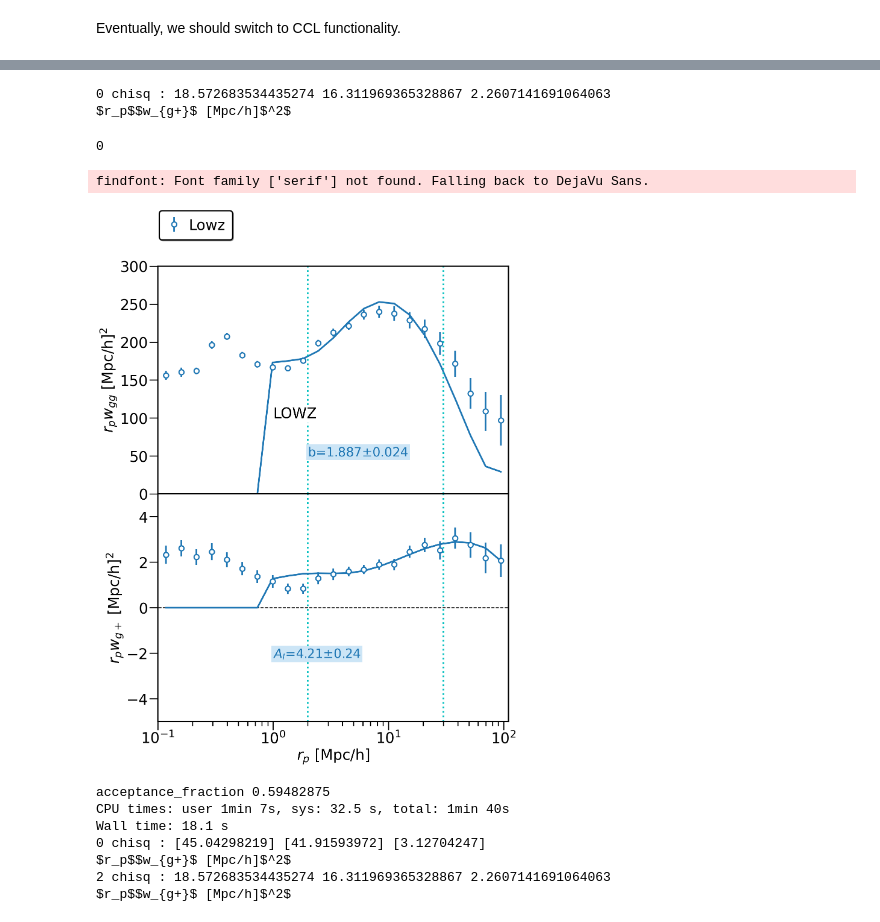
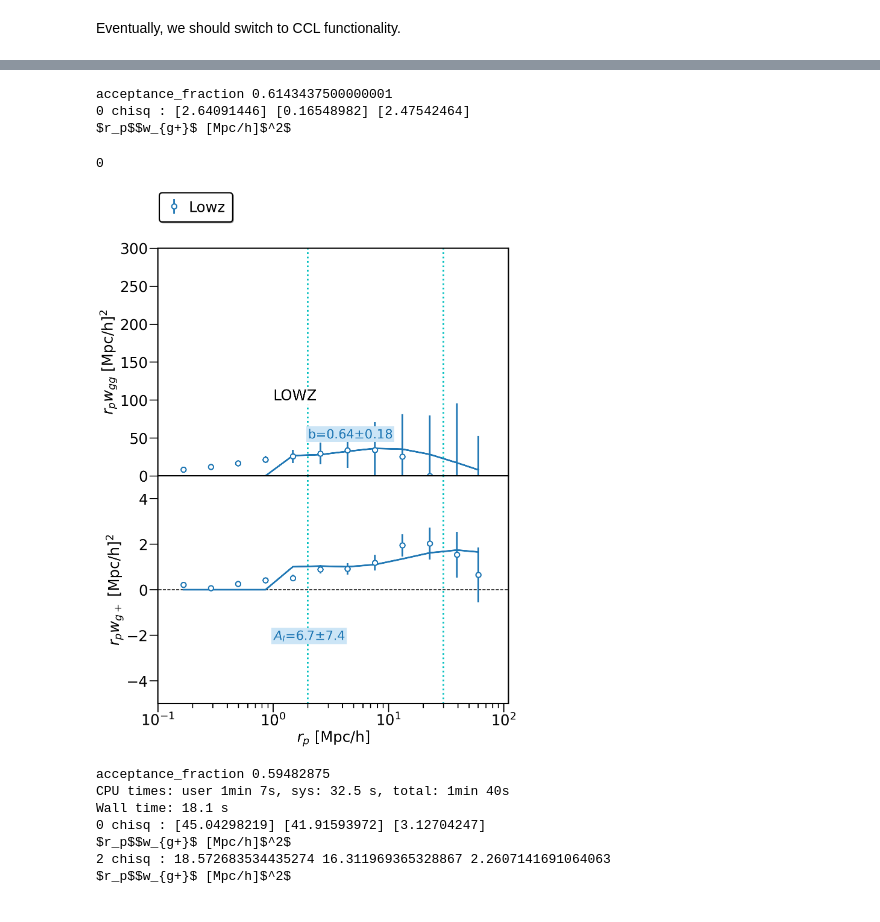
Before and after one commit to sukhdeep2/Public-code, a Jupyter notebook: Hankel_transform/IA models-sims.ipynb, the cells around one changed output, grey strips where cells are left out. Saved outputs shown, nothing was run; the diff lists cells and outputs as text; code cells hidden in the pictures.

```diff
--- a/Hankel_transform/IA models-sims.ipynb
+++ b/Hankel_transform/IA models-sims.ipynb
@@ -135,10 +135,10 @@ def dat_cut(dat={},rp_max=65,rp_min=5,njk=100,diag_cov=False):
 # %%
 def dat_read_nojk(dataset='',home='',**kwargs,):
     dat={'data':np.genfromtxt(home+dataset+'.dat',names=True)}
-    dat['data'].dtype.names='1bin_value','4W','5W_err','6e','7e_err','10e','11e_err'
+    dat['data'].dtype.names='1bin_value','6e','7e_err','4W','5W_err'
     dat['data0']=dat['data']
-    dat['cov_gg']=np.genfromtxt(home+dataset+'_wgg.cov')
-    dat['cov_gm']=np.genfromtxt(home+dataset+'_wgp.cov')
+    dat['cov_gg']=np.genfromtxt(home+dataset+'_wgg_ana.cov')
+    dat['cov_gm']=np.genfromtxt(home+dataset+'_wgp_ana.cov')
     return dat
 
 def dat_cut2(dat={},rp_max=65,rp_min=5,njk=100,diag_cov=False):
@@ -426,9 +426,10 @@ def mcmc_dat(dat=None,read_jk=True,home='',dataset='',corr='ia',z=np.atleast_1d(
     pos = [p0 + np.random.normal(loc=0,scale=.2,size=len(p0)) for i in range(nwalkers)]
 
     i='data0'
-    sampler = emcee.EnsembleSampler(nwalkers, ndim, log_likeli_vec, args=(rp,dat[i]['4W'],dat[i]['6e'],dat['cov_inv_gg'],dat['cov_inv_gm'],
-                                                                          wgg_func,wgp_func,bg1_i),a=2,vectorize=vectorize)
-    sampler.run_mcmc(pos, n_step)
+    sampler = emcee.EnsembleSampler(nwalkers, ndim, log_likeli_vec,
+                                    args=(rp,dat[i]['4W'],dat[i]['6e'],dat['cov_inv_gg'],dat['cov_inv_gm'],
+                                        wgg_func,wgp_func,bg1_i),a=2,vectorize=vectorize)
+    sampler.run_mcmc(pos, n_step,store=True)
     samples = sampler.chain[:, burn_in:, :].reshape((-1, ndim))
     params={'p':samples}
     print('acceptance_fraction',sampler.acceptance_fraction.mean())
@@ -514,7 +515,7 @@ def plot_corrs(datasets={},rp_pow=1,wgp_ylim=None,wgg_ylim=None,legend_loc=(.8,
         y_label=labels['ia']
 
         tl='I'
-        rp=out['dat'][0]['1bin_value']
+        rp=out['dat']['data']['1bin_value']
         frp=rp**rp_pow
         print(k,'chisq :',out['chisq'],out['chisq_gg'],out['chisq_gm'])
         if plot_1wgg and ik>0:
@@ -903,17 +900,19 @@ burn_in=2000
 nwalkers=100
 n_step=6000+burn_in
 # %%
-hm='./data_out/full_ia/coor_data_out/'
-fn='fullfull_wt02_Rwt3_ia'
-DI[fn]=fit_dat(home=hm,dataset=fn,corr='ia',lbl='Lowz',diag_cov=True,use_tatt_model=False,rp_min=2)
+hm='./data_out/tenneti/data_tidal_wgp/data_out/'
+fn='1tidal_1'
+DI[fn]=mcmc_dat(home=hm,dataset=fn,corr='ia',lbl='Lowz',diag_cov=True,use_tatt_model=False,rp_min=2,read_jk=False,
+               burn_in=burn_in,nwalkers=nwalkers,n_step=n_step)
 
-fns=['fullfull_wt02_Rwt3_ia']
-ds={i:DI[fns[i]] for i in np.arange(len(fns))}
+# fns=['1tidal_0']
+# ds={i:DI[fns[i]] for i in np.arange(len(fns))}
+ds={0:DI[fn]}
 plot_corrs(datasets=ds,wgg_ylim=(0.e2,3e2),wgp_ylim=(-5,5),db_y=40,b_y=50,b_x=2,A_y=-2.2,A_x=1,dA_y=.8,legend_loc=(0, 1.25),legend_col=2,text_info='LOWZ',ti_x=1,ti_y=100)
 # %% [output]
-0 chisq : 18.572683534435274 16.311969365328867 2.2607141691064063
+acceptance_fraction 0.6143437500000001
+0 chisq : [2.64091446] [0.16548982] [2.47542464]
 $r_p$$w_{g+}$ [Mpc/h]$^2$
 0
-findfont: Font family ['serif'] not found. Falling back to DejaVu Sans.
-[figure, old version]
+[figure, new version]
 # %%
```
Also changed, not shown: parts of 11 cells of this notebook, 2 other files.
